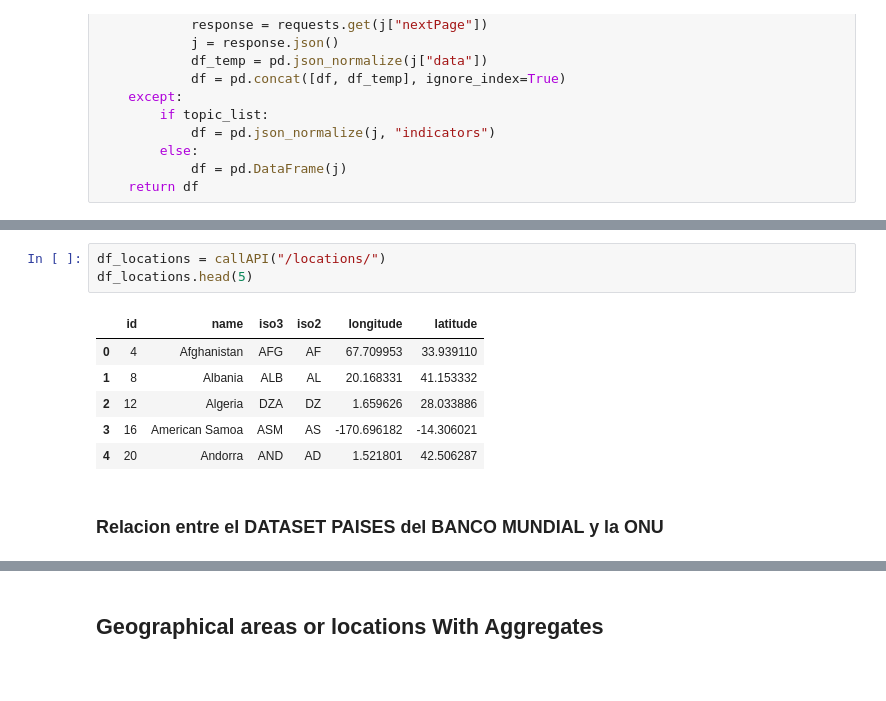
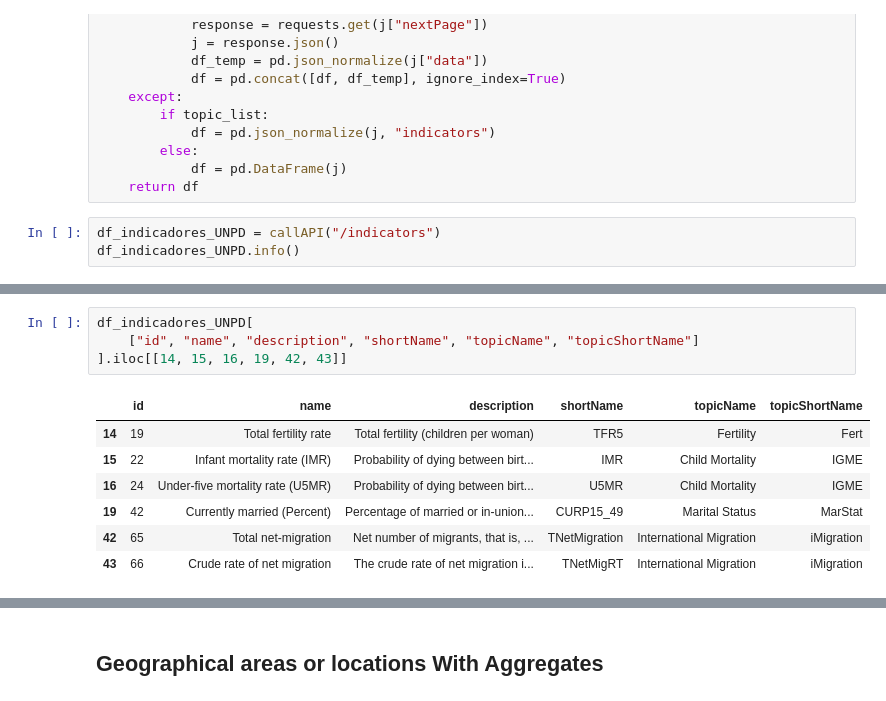
Before and after one commit to jorgeav527/life-expectancy, a Jupyter notebook: draft/API_UNPD_2.ipynb, the cells around one changed output, grey strips where cells are left out. Saved outputs shown, nothing was run; the diff lists cells and outputs as text; blank space fills up the shorter version.

Commit message:
OMS dataset

```diff
--- a/draft/API_UNPD_2.ipynb
+++ b/draft/API_UNPD_2.ipynb
@@ -82,3 +82,6 @@ def callAPI(relative_path: str, topic_list: bool = False) -> pd.DataFrame:
         else:
             df = pd.DataFrame(j)
     return df
+# %%
+df_indicadores_UNPD = callAPI("/indicators")
+df_indicadores_UNPD.info()
@@ -85,12 +106,12 @@ def callAPI(relative_path: str, topic_list: bool = False) -> pd.DataFrame:
 # %%
-df_locations = callAPI("/locations/")
-df_locations.head(5)
+df_indicadores_UNPD[
+    ["id", "name", "description", "shortName", "topicName", "topicShortName"]
+].iloc[[14, 15, 16, 19, 42, 43]]
 # %% [output]
-|  | id | name | iso3 | iso2 | longitude | latitude |
-| 0 | 4 | Afghanistan | AFG | AF | 67.709953 | 33.939110 |
-| 1 | 8 | Albania | ALB | AL | 20.168331 | 41.153332 |
-| 2 | 12 | Algeria | DZA | DZ | 1.659626 | 28.033886 |
-| 3 | 16 | American Samoa | ASM | AS | -170.696182 | -14.306021 |
-| 4 | 20 | Andorra | AND | AD | 1.521801 | 42.506287 |
+|  | id | name | description | shortName | topicName | topicShortName |
+| 14 | 19 | Total fertility rate | Total fertility (children per woman) | TFR5 | Fertility | Fert |
+| 15 | 22 | Infant mortality rate (IMR) | Probability of dying between birt... | IMR | Child Mortality | IGME |
+| 16 | 24 | Under-five mortality rate (U5MR) | Probability of dying between birt... | U5MR | Child Mortality | IGME |
+| 19 | 42 | Currently married (Percent) | Percentage of married or in-union... | CURP15_49 | Marital Status | MarStat |
+| 42 | 65 | Total net-migration | Net number of migrants, that is, ... | TNetMigration | International Migration | iMigration |
+| 43 | 66 | Crude rate of net migration | The crude rate of net migration i... | TNetMigRT | International Migration | iMigration |
-# %% [markdown]
-### Relacion entre el DATASET PAISES del BANCO MUNDIAL y la ONU
```
Also changed, not shown: parts of 30 cells of this notebook, 9 other files.
